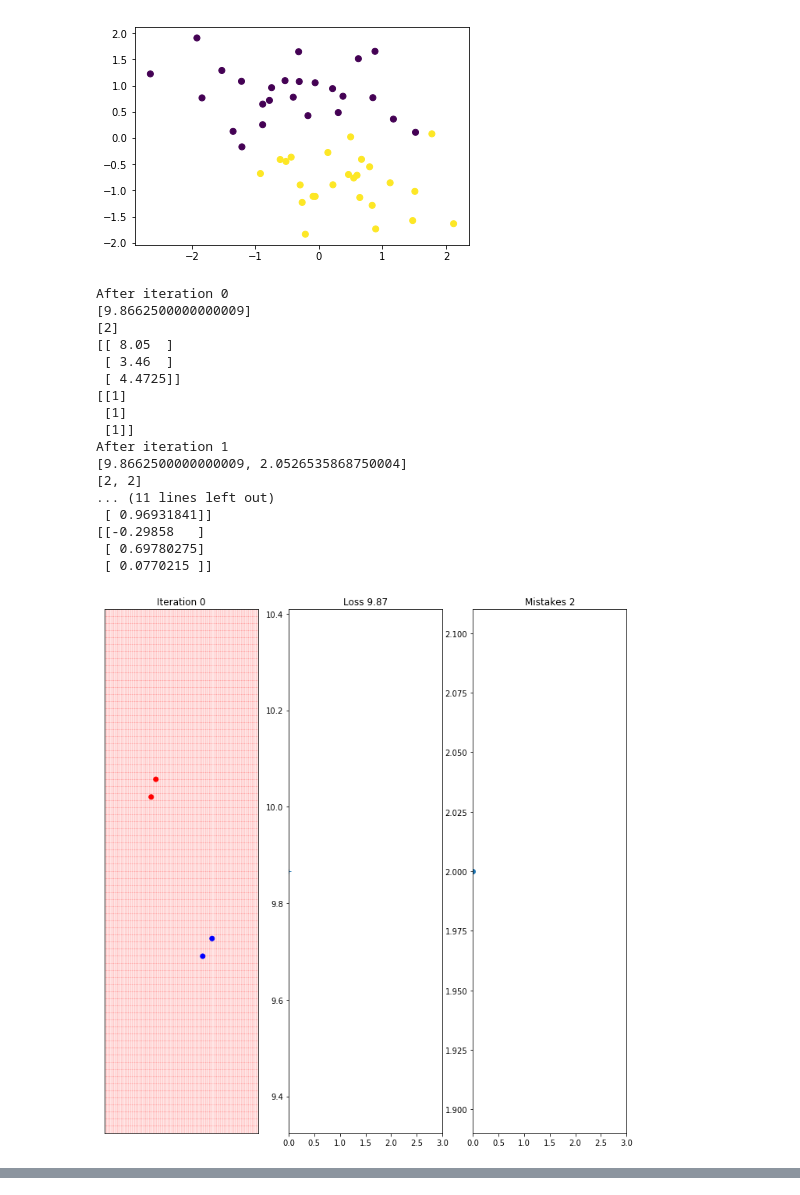
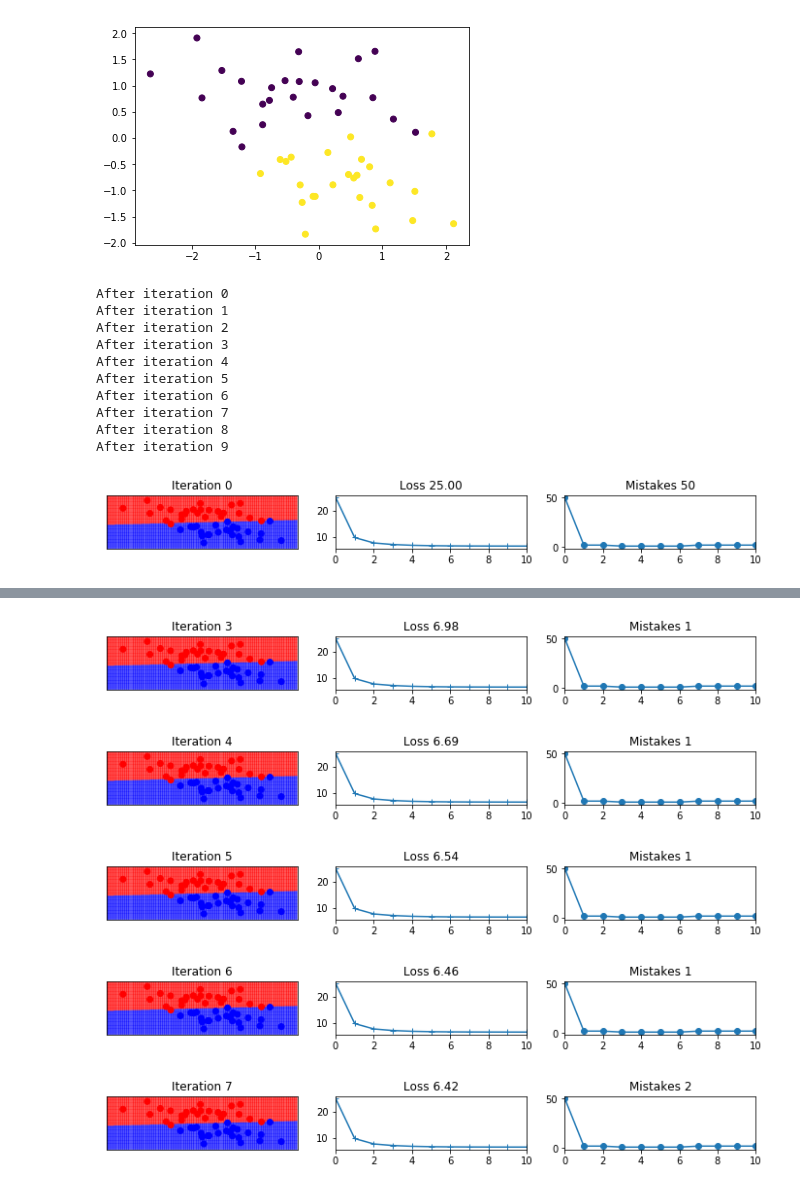
Before and after one commit to ubdsgroup/mlcourse-ub-notebooks, a Jupyter notebook: notebooks/PerceptronDemo.ipynb, the cells around one changed output, grey strips where cells are left out. Drawn from its saved outputs; the diff is of its cells as text; code cells hidden in the pictures.

```diff
--- a/notebooks/PerceptronDemo.ipynb
+++ b/notebooks/PerceptronDemo.ipynb
@@ -163,60 +157,49 @@ plt.scatter(X[:,0],X[:,1],c=y)
 <matplotlib.collections.PathCollection at 0x...>
 [figure]
 # %%
-eta = 0.2
+eta = 0.01
 # initialize w
-w0 = np.array([1,1,1])
+w0 = np.array([0.0,0.0,0.0])
 w0 = w0[:,np.newaxis]
 w = w0
 losses = []
 mistakes = []
-numiters = 3
+numiters = 10
 # %%
-for iter in range(numiters):
-    print("After iteration %d"%iter)
+for i in range(numiters):
+    print("After iteration %d"%i)
     # compute loss
     losses.append(computeLoss(X,y,w))
     # compute number of mistakes
     mistakes.append(computeMistakes(X,y,w))
     # compute gradient
     grad = computeGradient(X,y,w)
-    print(losses)
-    print(mistakes)
-    print(grad)
-    print(w)
-    fig = plt.figure(figsize=(12, 42))
-    ax = fig.add_subplot(numiters,3,3*iter+1)
+    fig = plt.figure(figsize=(12, 12))
+    ax = fig.add_subplot(numiters,3,3*i+1)
     # plot current boundary
     plotBoundary(X,y,w,ax)
-    ax.set_title('Iteration %d'%iter)
+    ax.set_title('Iteration %d'%i)
     # plot losses
-    ax = fig.add_subplot(numiters,3,3*iter+2)
+    ax = fig.add_subplot(numiters,3,3*i+2)
     ax.plot(range(len(losses)),losses,'-+')
     ax.set_xlim([0,numiters])
-    ax.set_title('Loss %.2f'%losses[iter])
+    ax.set_title('Loss %.2f'%losses[i])
     # plot mistakes
-    ax = fig.add_subplot(numiters,3,3*iter+3)
+    ax = fig.add_subplot(numiters,3,3*i+3)
     ax.plot(range(len(mistakes)),mistakes,'-o')
     ax.set_xlim([0,numiters])
-    ax.set_title('Mistakes %d'%mistakes[iter])
+    ax.set_title('Mistakes %d'%mistakes[i])
     # update weight
     w = w - eta*grad
 # %% [output]
 After iteration 0
-[9.8662500000000009]
-[2]
-[[ 8.05  ]
- [ 3.46  ]
- [ 4.4725]]
-[[1]
- [1]
- [1]]
 After iteration 1
-[9.8662500000000009, 2.0526535868750004]
-[2, 2]
-... (11 lines left out)
- [ 0.96931841]]
-[[-0.29858   ]
- [ 0.69780275]
- [ 0.0770215 ]]
+After iteration 2
+After iteration 3
+After iteration 4
+After iteration 5
+After iteration 6
+After iteration 7
+After iteration 8
+After iteration 9
-[figure, old version]
+[figure, new version]
@@ -224,0 +208,5 @@ After iteration 1
+[figure, added]
+[figure, added]
+[figure, added]
+[figure, added]
+[figure, added]
```
Also changed, not shown: parts of 5 cells of this notebook.
